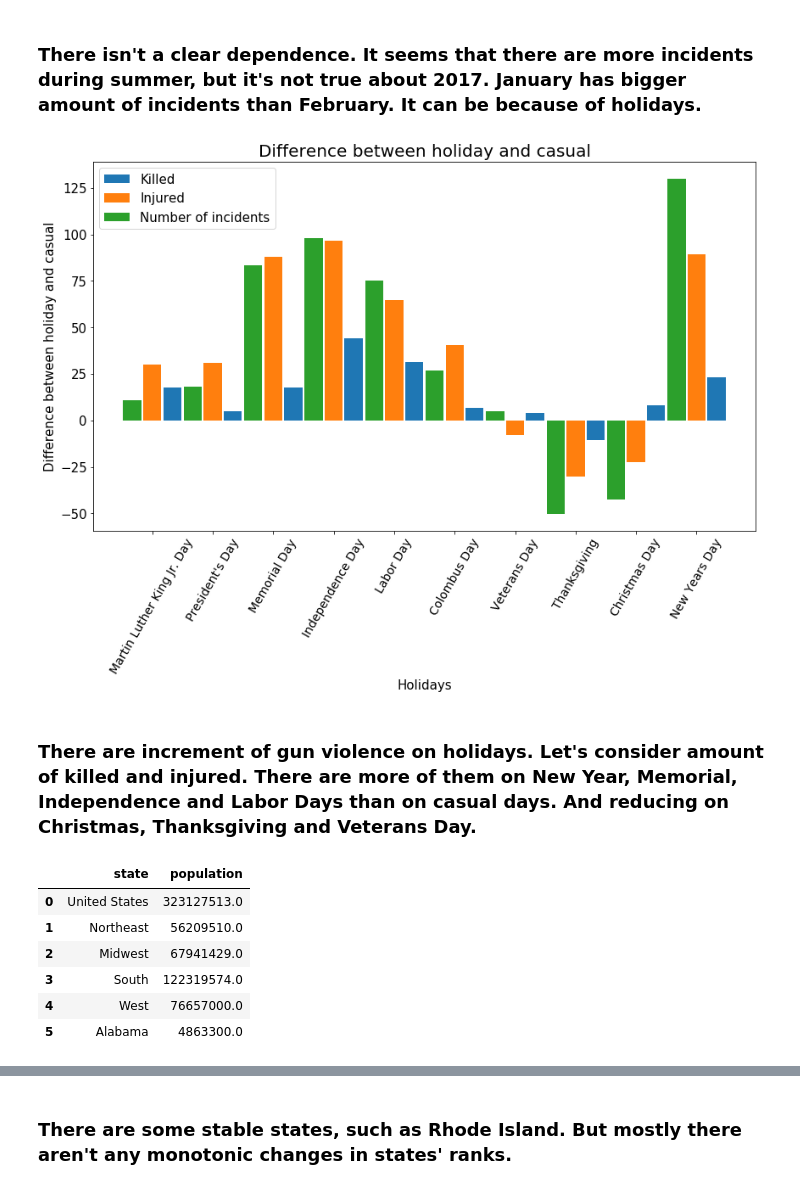
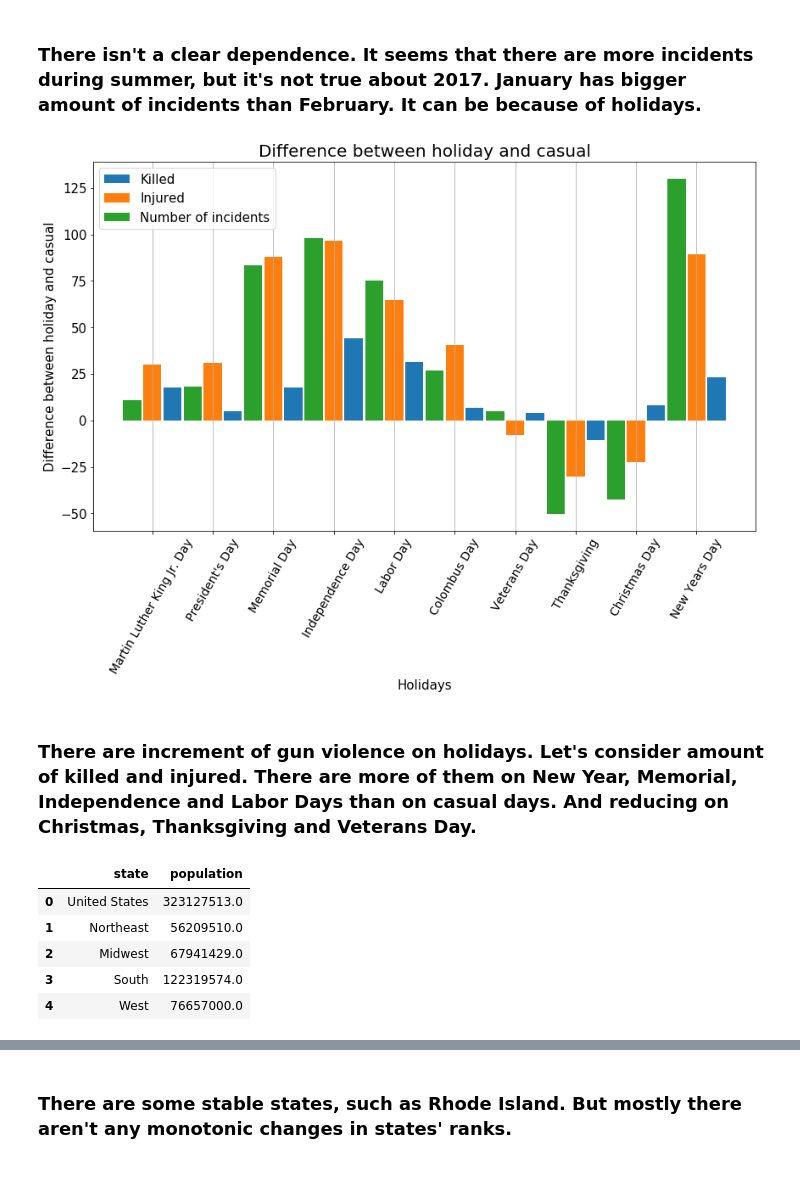
Before and after one commit to belkasanek/eda-gun-violence, a Jupyter notebook: gun_violence_eda.ipynb, the cells around one changed output, grey strips where cells are left out. Cells and saved outputs as stored; diff of their text form; code cells hidden in the pictures.

```diff
--- a/gun_violence_eda.ipynb
+++ b/gun_violence_eda.ipynb
@@ -466,30 +473,30 @@ patches, texts = plt.pie(x=temp['freq'], labels=temp['index'], colors=plt.cm.Set
 # %%
 amount_of_killed = 4
 temp_list_with_dict_k = [freq_dict(df.loc[df['n_killed'] == i]) for i in range(amount_of_killed)] \
-+ [freq_dict(df.loc[df['n_killed'] > amount_of_killed])]
++ [freq_dict(df.loc[df['n_killed'] >= amount_of_killed])]
 
 temp_list_with_str_k = ['With {} dead | {} incidents'\
-                      .format(i+1, df.loc[df['n_killed'] == i].shape[0]) for i in range(amount_of_killed)]\
-+ ['With > {} dead | {} incidents'\
+                      .format(i, df.loc[df['n_killed'] == i].shape[0]) for i in range(amount_of_killed)]\
++ ['With >= {} dead | {} incidents'\
    .format(amount_of_killed, df.loc[df['n_killed'] == amount_of_killed].shape[0])]
 
 
 amount_of_injured = 4
 temp_list_with_dict_i = [freq_dict(df.loc[df['n_injured'] == i]) for i in range(amount_of_injured)] \
-+ [freq_dict(df.loc[df['n_injured'] > amount_of_injured])]
++ [freq_dict(df.loc[df['n_injured'] >= amount_of_injured])]
 
 temp_list_with_str_i = ['With {} injured | {} incidents'\
-                      .format(i+1, df.loc[df['n_injured'] == i].shape[0]) for i in range(amount_of_injured)]\
-+ ['With > {} injured | {} incidents'\
+                      .format(i, df.loc[df['n_injured'] == i].shape[0]) for i in range(amount_of_injured)]\
++ ['With >= {} injured | {} incidents'\
    .format(amount_of_injured, df.loc[df['n_injured'] == amount_of_injured].shape[0])]
 
 n_casulties = 4
 temp_list_with_dict_c = [freq_dict(df.loc[df['n_killed_injured'] == i]) for i in range(n_casulties)] \
-+ [freq_dict(df.loc[df['n_killed_injured'] > n_casulties])]
++ [freq_dict(df.loc[df['n_killed_injured'] >= n_casulties])]
 
 temp_list_with_str_c = ['With {} killed or injured | {} incidents'\
-                      .format(i+1, df.loc[df['n_killed_injured'] == i].shape[0]) for i in range(n_casulties)]\
-+ ['With > {} killed or injured | {} incidents'\
+                      .format(i, df.loc[df['n_killed_injured'] == i].shape[0]) for i in range(n_casulties)]\
++ ['With >= {} killed or injured | {} incidents'\
    .format(n_casulties, df.loc[df['n_killed_injured'] == n_casulties].shape[0])]
 # %%
 # map wepon to color
@@ -497,7 +504,8 @@ temp_dict = freq_dict(df)
 temp_color = pd.DataFrame.from_dict(temp_dict, orient='index')\
 .rename(columns={0: 'freq'}).sort_values(by='freq', ascending=False)
 temp_color = temp_color.reset_index().head(21)
-temp_color.drop(temp_color.loc[(temp_color['index'] == 'Unknown') | (temp['index'] == '1Unknown')].index, axis=0, inplace=True)
+temp_color.drop(temp_color.loc[(temp_color['index'] == 'Unknown') | (temp['index'] == '1Unknown')].index,
+                axis=0, inplace=True)
 temp_color['color'] = (plt.cm.Set1.colors + plt.cm.Dark2.colors + plt.cm.tab10.colors)[:temp_color['index'].shape[0]]
 temp_color.drop(['freq'], axis=1, inplace=True)
 # %%
@@ -852,20 +860,21 @@ h_i = holiday_vs_casual(df, 'injured')
 # %%
 fig = plt.figure(figsize=(14, 8))
 ax = plt.axes()
 plt.bar(np.arange(h_k.shape[0]) + 0.33, h_k, width=0.3, label='Killed')
 plt.bar(np.arange(h_k.shape[0]) - 0, h_i, width=0.3, label='Injured')
 plt.bar(np.arange(h_k.shape[0]) - 0.33, h_t, width=0.3, label='Number of incidents')
 plt.legend(fontsize=15)
 plt.title('Difference between holiday and casual', fontdict={'fontsize' : 20})
 
 ax.xaxis.set_major_locator(ticker.FixedLocator((np.arange(h_k.shape[0]))))
 ax.xaxis.set_major_formatter(ticker.FixedFormatter((holiday_names)))
 plt.setp(ax.xaxis.get_majorticklabels(), rotation=60, fontsize=14)
 plt.yticks(fontsize=15)
 plt.xlabel('Holidays', fontsize=15)
 plt.ylabel('Difference between holiday and casual', fontsize=15);
+ax.xaxis.grid()
 # %% [output]
-[figure, old version]
+[figure, new version]
 # %% [markdown]
 ### There are increment of gun violence on holidays. Let's consider amount of killed and injured. There are more of them on New Year, Memorial, Independence and Labor Days than on casual days. And reducing on Christmas, Thanksgiving and Veterans Day.
 # %%
@@ -874,7 +883,7 @@ plt.ylabel('Difference between holiday and casual', fontsize=15);
 state_pop = pd.read_excel('nst-est2016-01.xlsx', skiprows=3, usecols=[0, 9])\
 .rename(columns={2016: 'population', 'Unnamed: 0': 'state'})
 state_pop['state'] = state_pop['state'].str.replace('.', '')
-state_pop.head(6)
+state_pop.head()
 # %% [output]
 |  | state | population |
 | 0 | United States | 323127513.0 |
@@ -882,7 +891,6 @@ state_pop.head(6)
 | 2 | Midwest | 67941429.0 |
 | 3 | South | 122319574.0 |
 | 4 | West | 76657000.0 |
-| 5 | Alabama | 4863300.0 |
 # %%
 def state_stats(df, year=None):
     # Make a table with state's statistic each year
```
Also changed, not shown: parts of 25 cells of this notebook.
